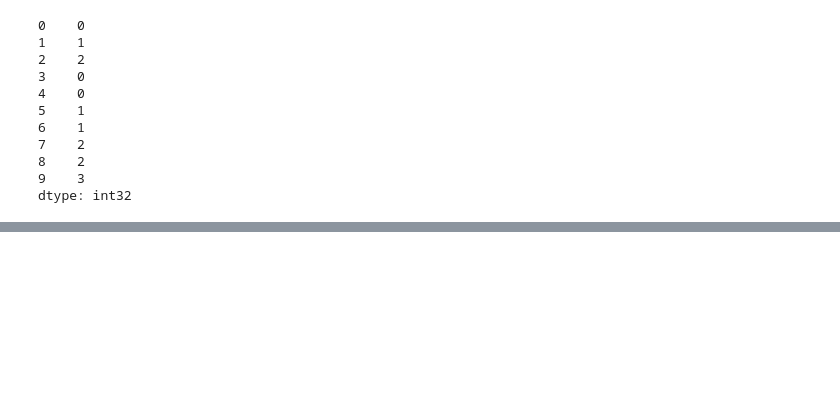
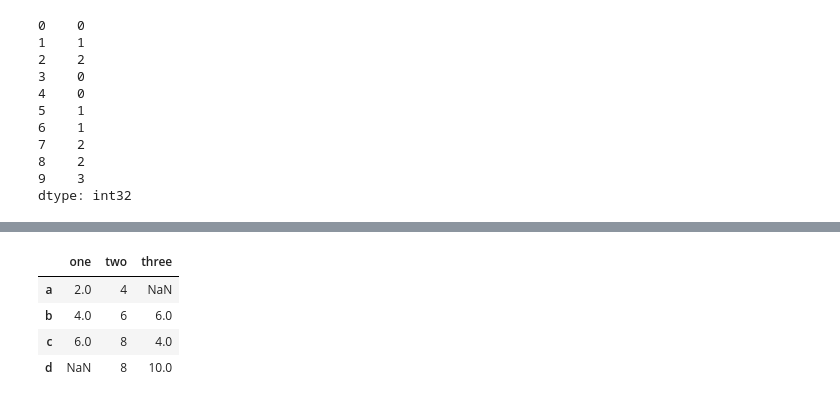
Before and after one commit to mangxiao2018/PandasSample, a Jupyter notebook: 100004-必会函数.ipynb, the cells around one changed output, grey strips where cells are left out. Saved outputs shown, nothing was run; the diff lists cells and outputs as text; code cells hidden in the pictures; blank space fills up the shorter version.

Commit message:
Missing data / operations with fill values

```diff
--- a/100004-必会函数.ipynb
+++ b/100004-必会函数.ipynb
@@ -394,0 +423,8 @@ dtype: int32
+# %%
+df.add(df2, fill_value=0)
+# %% [output]
+|  | one | two | three |
+| a | 2.0 | 4 | NaN |
+| b | 4.0 | 6 | 6.0 |
+| c | 6.0 | 8 | 4.0 |
+| d | NaN | 8 | 10.0 |
```
Also changed, not shown: parts of 5 cells of this notebook.
